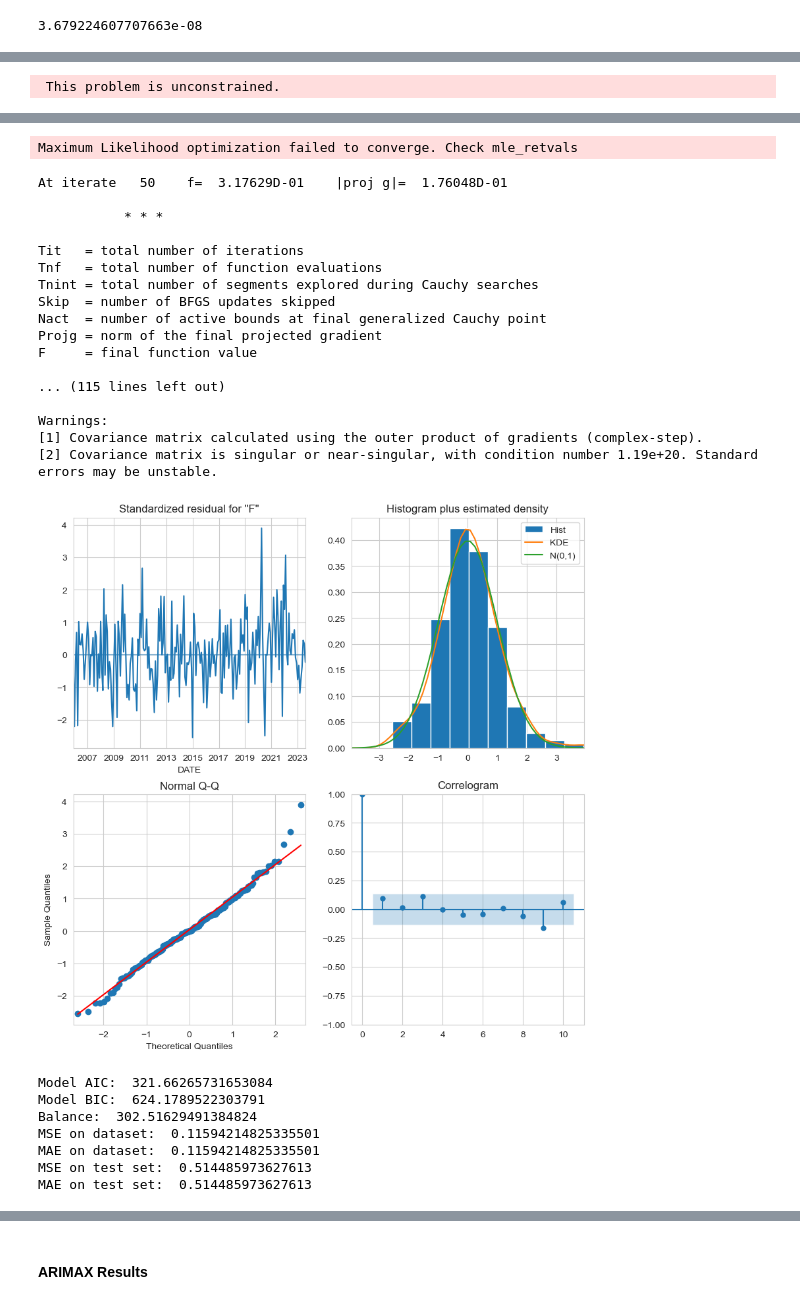
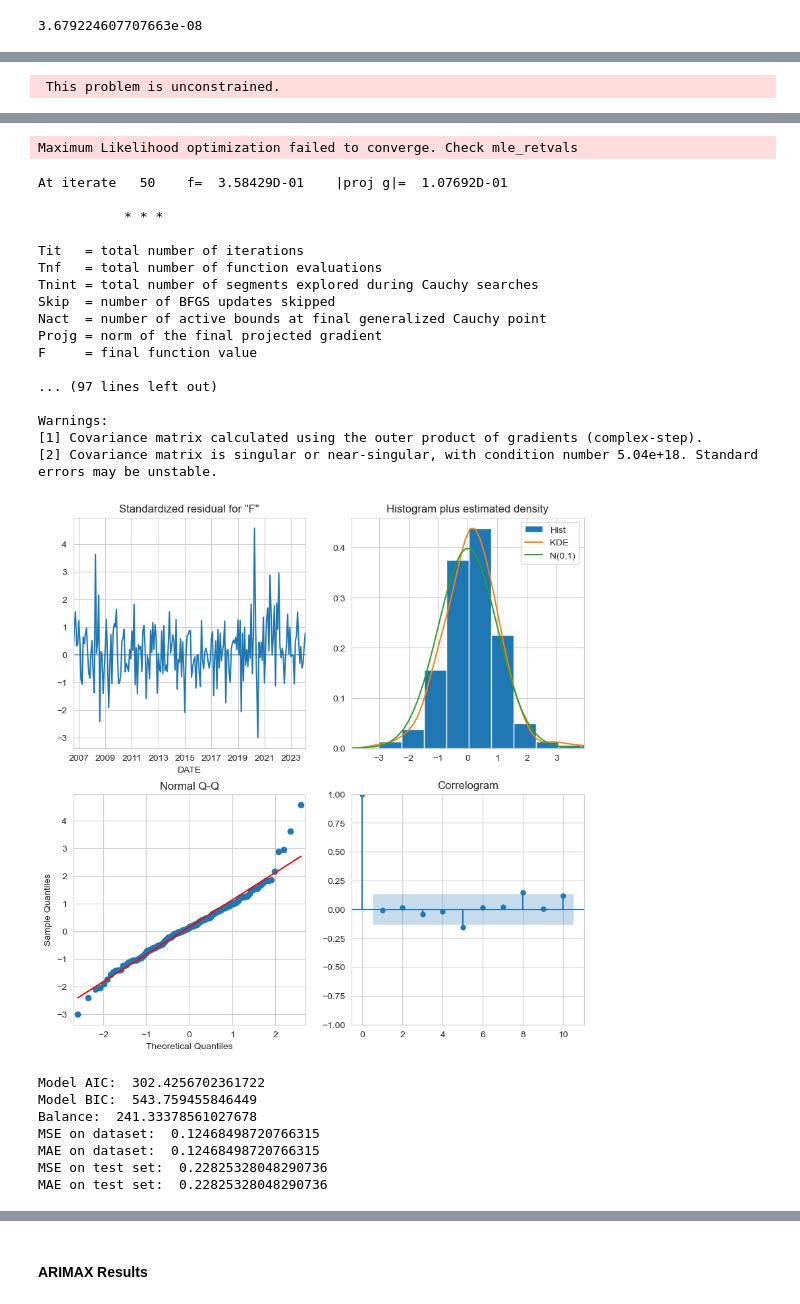
Before and after one commit to EddieNguyen2012/CPI-Prediction-using-Supply-Chain-analysis, a Jupyter notebook: src/Copy_Data_Processing.ipynb, the cells around one changed output, grey strips where cells are left out. Cells and saved outputs as stored; diff of their text form; code cells hidden in the pictures.

```diff
--- a/src/Copy_Data_Processing.ipynb
+++ b/src/Copy_Data_Processing.ipynb
@@ -227,13 +227,22 @@ memory usage: 44.2 KB
 ## Feature lags
 ### Define function
 # %%
+# def create_lag_features(df, lags, features= []):
+#     lag_f = LagFeatures(periods=lags)
+#     if isinstance(df, pd.Series):
+#         res_df = lag_f.fit_transform(pd.DataFrame(df)).iloc[:,1:].fillna(method='bfill')
+#         return res_df
+#     elif isinstance(df, pd.DataFrame):
+#         res_df = lag_f.fit_transform(df[features]).iloc[:,len(features):].fillna(method='bfill')
+#         return res_df
+
 def create_lag_features(df, lags, features= []):
     lag_f = LagFeatures(periods=lags)
     if isinstance(df, pd.Series):
-        res_df = lag_f.fit_transform(pd.DataFrame(df)).iloc[:,1:].fillna(method='bfill')
+        res_df = lag_f.fit_transform(pd.DataFrame(df)).iloc[:,1:]
         return res_df
     elif isinstance(df, pd.DataFrame):
-        res_df = lag_f.fit_transform(df[features]).iloc[:,len(features):].fillna(method='bfill')
+        res_df = lag_f.fit_transform(df[features]).iloc[:,len(features):]
         return res_df
 # %% [markdown]
 ### Feature selection using Cross-correlation plot
@@ -268,7 +277,7 @@ def find_best_lag_of_columns(data, target):
     for column in data.columns:
         tmp = []
         # Calculate cross-correlation
-        res = ccf(data[column], target, nlags=20)
+        res = ccf(data[column], target, nlags=9)
 
         # Linear search for significant lags (cut-off at 95% confidence level)
         for i in range(1, len(res)):
@@ -354,7 +347,7 @@ diff_mean_only_X
 ## Data Windowing
 # %%
 windower = WindowFeatures(window=3, functions=['mean', 'std'])
-windowed_Y = windower.fit_transform(pd.DataFrame(diff_y,
+windowed_Y = windower.fit_transform(pd.DataFrame(Y,
                                                  columns=[diff_y.name],
                                                  index=diff_y.index))
 windowed_Y = windowed_Y.fillna(method='bfill').iloc[:,-2:]
@@ -363,4 +356,4 @@ diff_mean_only_X[windowed_Y.columns] = windowed_Y
 # %% [output]
 DataFrame.fillna with 'method' is deprecated and will raise in a future version. Use obj.ffill() or obj.bfill() instead.
 # %%
-diff_mean_only_X.head(5)
+diff_mean_only_X.dropna(inplace=True)
@@ -539,15 +539,15 @@ pvalues
 # %%
+start_time = diff_mean_only_X
 
-
-SARIMAX_X_train = diff_mean_only_X.iloc[:-12,:]
-SARIMAX_y_train = Y[1:-12]
-SARIMAX_X_test = diff_mean_only_X.iloc[-12:,:]
-SARIMAX_y_test = Y[-12:]
+SARIMAX_X_train = diff_mean_only_X.iloc[:-6,:]
+SARIMAX_y_train = Y[9:-6]
+SARIMAX_X_test = diff_mean_only_X.iloc[-6:,:]
+SARIMAX_y_test = Y[-6:]
 
 model = SARIMAX(
     endog=SARIMAX_y_train,
     exog=SARIMAX_X_train,
-    order=(4, 1, 0), #p,d,q order
+    order=(1, 1, 0), #p,d,q order
     seasonal_order=(0, 1, 1, 9),
 )
 results = model.fit()
@@ -558,15 +558,15 @@ plt.savefig(os.path.join(plot_folder, 'SARIMAX_diagnosis.png'))
 plt.show()
 
 
-data_prediction = results.predict(exog=SARIMAX_X_train.iloc[12:], start='01-01-2006')
-y_predicted = results.predict(exog= SARIMAX_X_test, start='09-01-2023', end='08-01-2024')
+data_prediction = results.predict(exog=SARIMAX_X_train.iloc[12:], start='10-01-2006')
+y_predicted = results.predict(exog= SARIMAX_X_test, start='03-01-2024', end='08-01-2024')
 
 print('Model AIC: ', results.aic)
 print('Model BIC: ', results.bic)
 print('Balance: ', np.abs(results.aic - results.bic))
 
-print('MSE on dataset: ', mean_squared_error(data_prediction, SARIMAX_y_train[11:]))
-print('MAE on dataset: ', mean_squared_error(data_prediction, SARIMAX_y_train[11:]))
+print('MSE on dataset: ', mean_squared_error(data_prediction, SARIMAX_y_train[12:]))
+print('MAE on dataset: ', mean_squared_error(data_prediction, SARIMAX_y_train[12:]))
 
 print('MSE on test set: ', mean_squared_error(y_predicted, SARIMAX_y_test))
 print('MAE on test set: ', mean_squared_error(y_predicted, SARIMAX_y_test))
@@ -602,27 +602,27 @@ At iterate   45    f=  3.21958D-01    |proj g|=  1.30995D-01
 Maximum Likelihood optimization failed to converge. Check mle_retvals
-At iterate   50    f=  3.17629D-01    |proj g|=  1.76048D-01
+At iterate   50    f=  3.58429D-01    |proj g|=  1.07692D-01
 
            * * *
 
 Tit   = total number of iterations
 Tnf   = total number of function evaluations
 Tnint = total number of segments explored during Cauchy searches
 Skip  = number of BFGS updates skipped
 Nact  = number of active bounds at final generalized Cauchy point
 Projg = norm of the final projected gradient
 F     = final function value
 
-... (115 lines left out)
+... (97 lines left out)
 
 Warnings:
 [1] Covariance matrix calculated using the outer product of gradients (complex-step).
-[2] Covariance matrix is singular or near-singular, with condition number 1.19e+20. Standard errors may be unstable.
+[2] Covariance matrix is singular or near-singular, with condition number 5.04e+18. Standard errors may be unstable.
-[figure, old version]
+[figure, new version]
-Model AIC:  321.66265731653084
-Model BIC:  624.1789522303791
-Balance:  302.51629491384824
-MSE on dataset:  0.11594214825335501
-MAE on dataset:  0.11594214825335501
-MSE on test set:  0.514485973627613
-MAE on test set:  0.514485973627613
+Model AIC:  302.4256702361722
+Model BIC:  543.759455846449
+Balance:  241.33378561027678
+MSE on dataset:  0.12468498720766315
+MAE on dataset:  0.12468498720766315
+MSE on test set:  0.22825328048290736
+MAE on test set:  0.22825328048290736
 # %%
```
Also changed, not shown: parts of 20 cells of this notebook, 7 other files.
